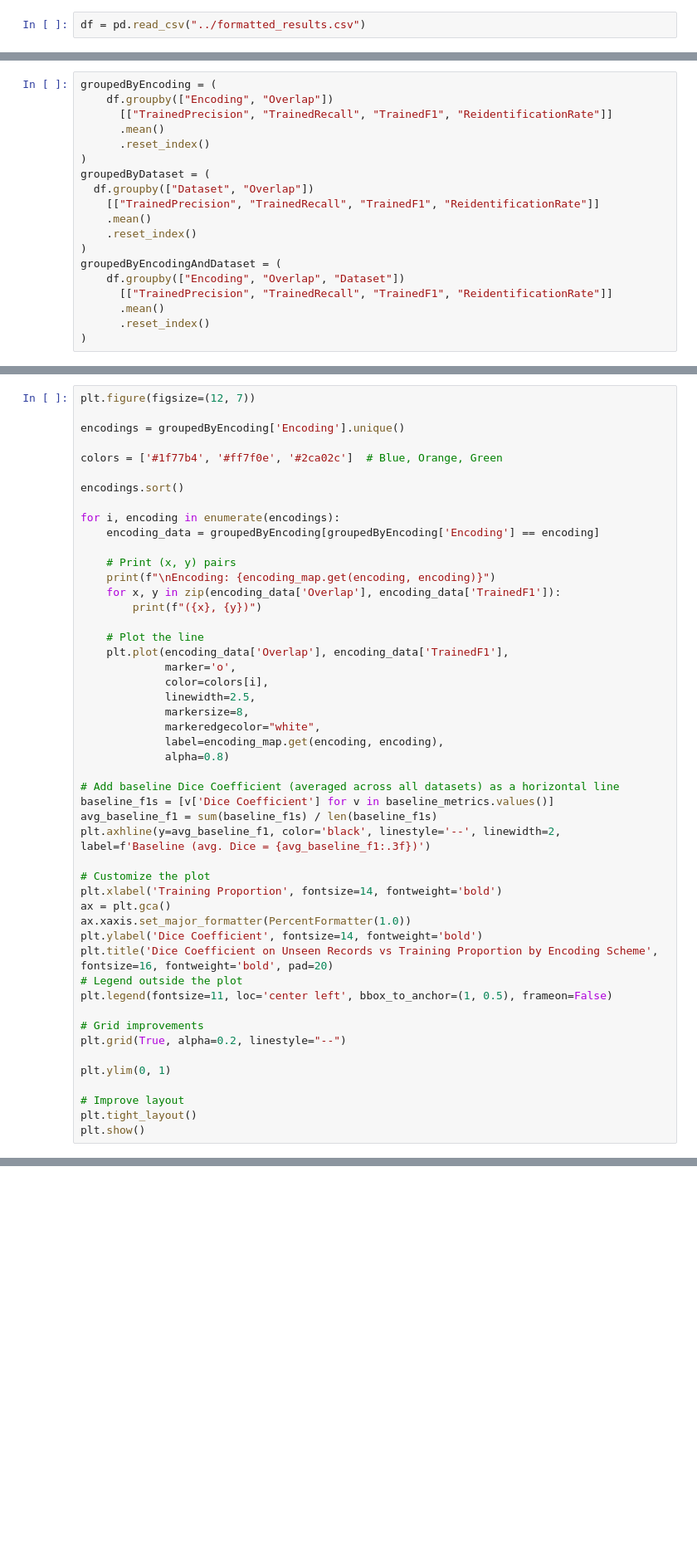
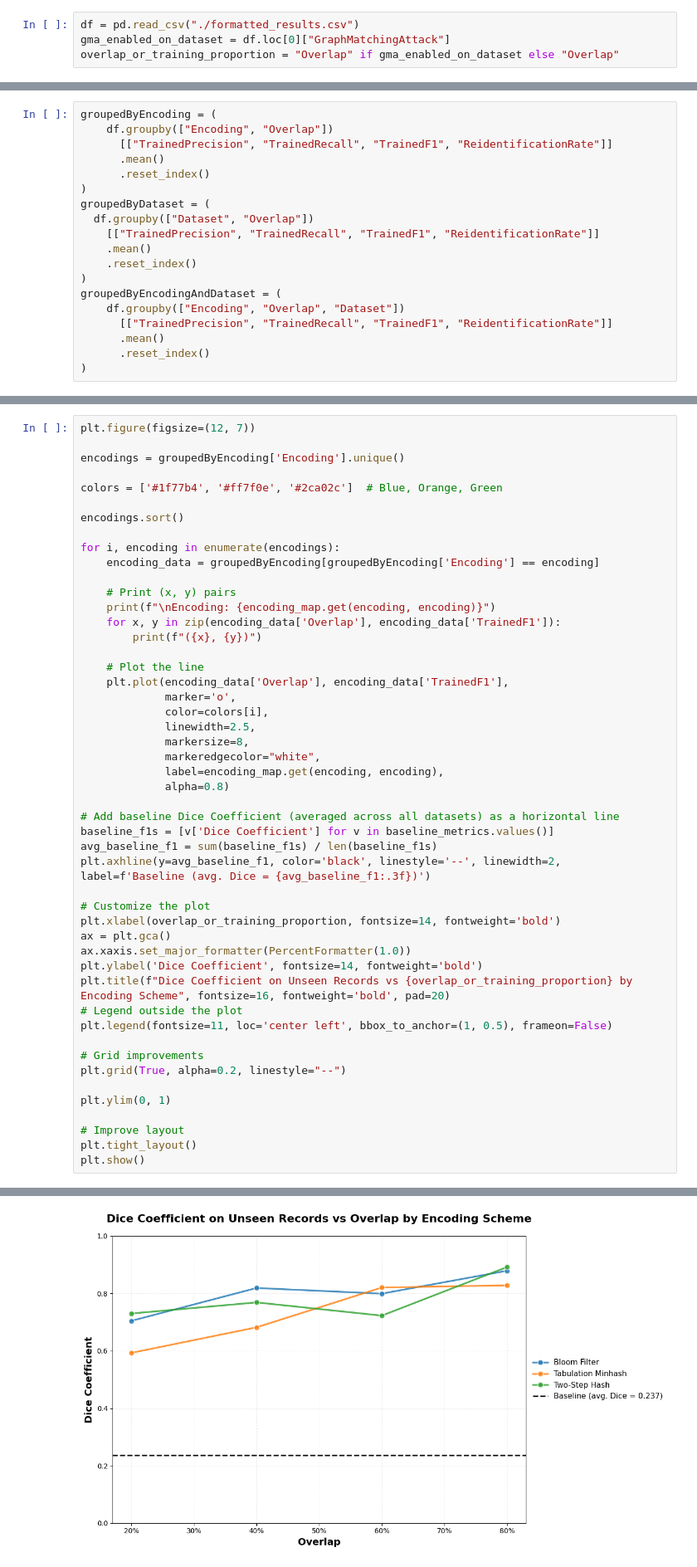
Before and after one commit to marcelmildenberger/dataset-extension-attack, a Jupyter notebook: analysis.ipynb, the cells around one changed output, grey strips where cells are left out. Shown at 83% size. Cells and saved outputs as stored; diff of their text form; blank space fills up the shorter version.

```diff
--- a/analysis.ipynb
+++ b/analysis.ipynb
@@ -3,7 +3,9 @@ import pandas as pd
 import matplotlib.pyplot as plt
 from matplotlib.ticker import PercentFormatter
 # %%
-df = pd.read_csv("../formatted_results.csv")
+df = pd.read_csv("./formatted_results.csv")
+gma_enabled_on_dataset = df.loc[0]["GraphMatchingAttack"]
+overlap_or_training_proportion = "Overlap" if gma_enabled_on_dataset else "Overlap"
 # %%
 df["Overlap"] = df["Overlap"].astype(float)
 df["TrainedF1"] = df["TrainedF1"].astype(float)
@@ -149,11 +169,11 @@ avg_baseline_f1 = sum(baseline_f1s) / len(baseline_f1s)
 plt.axhline(y=avg_baseline_f1, color='black', linestyle='--', linewidth=2, label=f'Baseline (avg. Dice = {avg_baseline_f1:.3f})')
 
 # Customize the plot
-plt.xlabel('Training Proportion', fontsize=14, fontweight='bold')
+plt.xlabel(overlap_or_training_proportion, fontsize=14, fontweight='bold')
 ax = plt.gca()
 ax.xaxis.set_major_formatter(PercentFormatter(1.0))
 plt.ylabel('Dice Coefficient', fontsize=14, fontweight='bold')
-plt.title('Dice Coefficient on Unseen Records vs Training Proportion by Encoding Scheme', fontsize=16, fontweight='bold', pad=20)
+plt.title(f"Dice Coefficient on Unseen Records vs {overlap_or_training_proportion} by Encoding Scheme", fontsize=16, fontweight='bold', pad=20)
 # Legend outside the plot
 plt.legend(fontsize=11, loc='center left', bbox_to_anchor=(1, 0.5), frameon=False)
 
@@ -165,3 +185,4 @@ plt.ylim(0, 1)
 # Improve layout
 plt.tight_layout()
 plt.show()
+# %% [output]
@@ -168,3 +206,4 @@ plt.show()
+[figure, added]
 # %%
 plt.figure(figsize=(12, 7))
 
```
Also changed, not shown: parts of 7 cells of this notebook, 1 other file.
